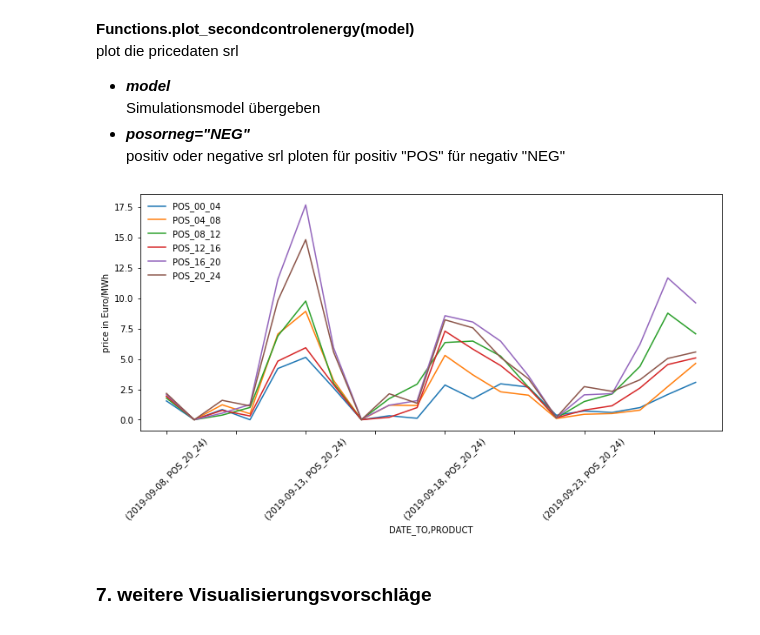
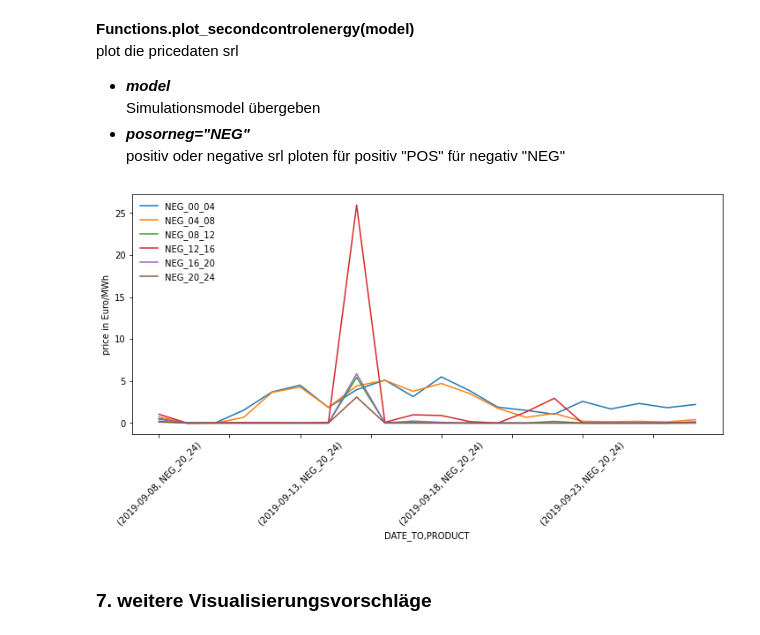
Before and after one commit to remedeiw/remedeiwmaster, a Jupyter notebook: Simulation_Example.ipynb, the cells around one changed output. Drawn from its saved outputs; the diff is of its cells as text; code cells hidden in the pictures.

```diff
--- a/Simulation_Example.ipynb
+++ b/Simulation_Example.ipynb
@@ -94,10 +94,14 @@ Größe des Energiespeichers in KWh
 - ***agent***
 Der Agent, in der Klasse Agent sind weiter Agenten implementier die teils aufeinander aufbauen.
 # %%
-agent = Agent.Agent()
+#agent = Agent.Agent()
 #agent = Agent.Agent_manualinput()
+#agent = Agent.Agentoptimizebypricesignal()
+#agent = Agent.Agent_Fillforoccupancyrate()
+agent = Agent.Agent_Outlook(1)
+
 lastprofile = [1, 2, 3, 4, 5, 6, 7, 8, 9, 10]
-model = SimModel.Model(datalastprofile, lastprofile, dataafrr, datafcr, pricedata, pvdata, 6, 5, 150, agent)
+model = SimModel.Model(datalastprofile, lastprofile, dataafrr, datafcr, pricedata, pvdata, 6, 5, 100, agent)
 # %% [markdown]
 ### 4. Durchführung der Simulation
 
@@ -263,9 +275,9 @@ Simulationsmodel übergeben
 - ***posorneg="NEG"***
 positiv oder negative srl ploten für positiv "POS" für negativ "NEG"
 # %%
-func.plot_secondcontrolenergy(model, "POS")
+func.plot_secondcontrolenergy(model, "NEG")
 # %% [output]
-[figure, old version]
+[figure, new version]
 # %% [markdown]
 ### 7. weitere Visualisierungsvorschläge
 # %% [markdown]
```
Also changed, not shown: parts of 19 cells of this notebook, 3 other files.
